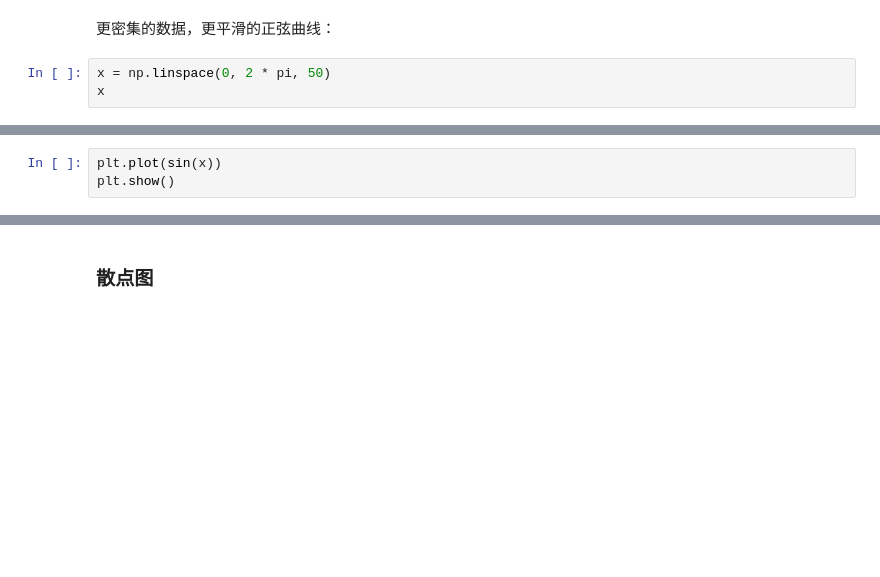
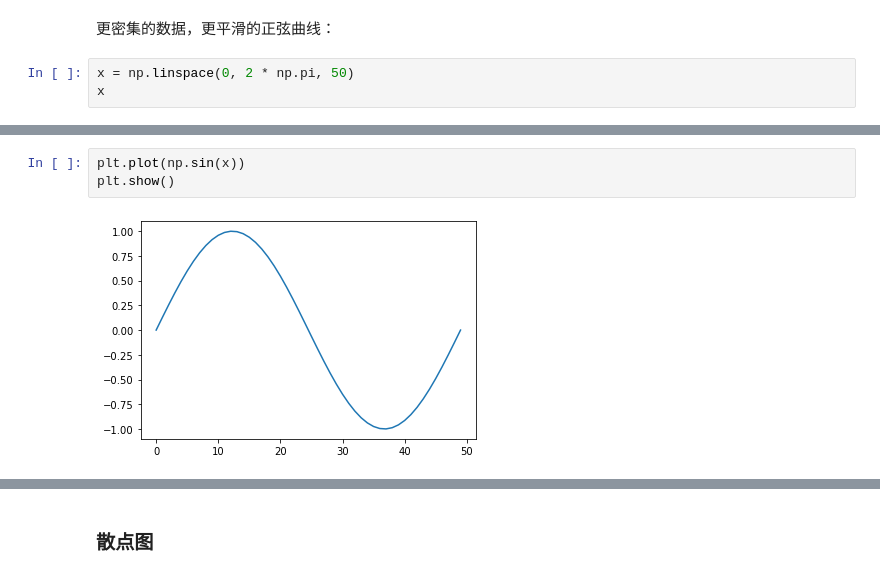
Before and after one commit to shibing624/python-tutorial, a Jupyter notebook: 03_data_science/04_Matpoltlib画图.ipynb, the cells around one changed output, grey strips where cells are left out. Saved outputs shown, nothing was run; the diff lists cells and outputs as text; blank space fills up the shorter version.

```diff
--- a/03_data_science/04_Matpoltlib画图.ipynb
+++ b/03_data_science/04_Matpoltlib画图.ipynb
@@ -27,5 +62,5 @@ print(mask)
 # %% [markdown]
 更密集的数据，更平滑的正弦曲线：
 # %%
-x = np.linspace(0, 2 * pi, 50)
+x = np.linspace(0, 2 * np.pi, 50)
 x
@@ -32,5 +78,7 @@ x
 # %%
-plt.plot(sin(x))
+plt.plot(np.sin(x))
 plt.show()
+# %% [output]
+[figure, added]
 # %%
 # 给定 x 和 y 值：
```
Also changed, not shown: parts of 16 cells of this notebook, 22 other files.
